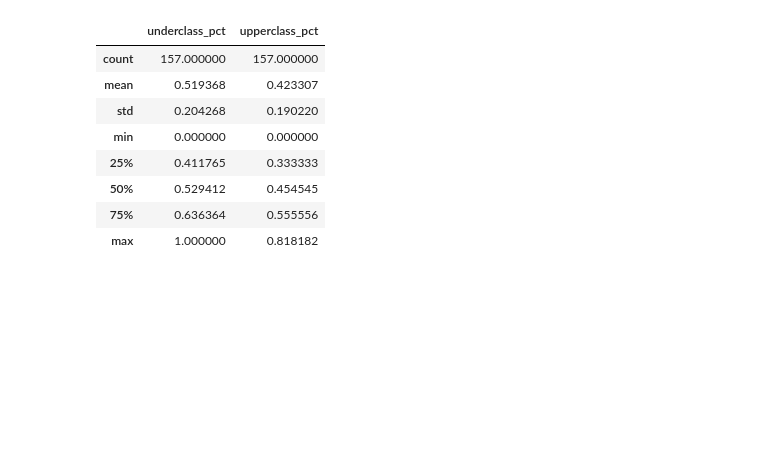
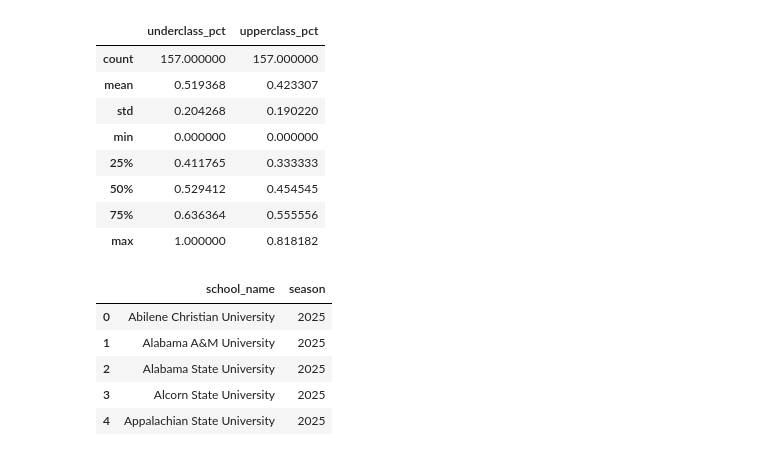
Before and after one commit to karlidean/capstone-project-NCAA-Volleyball, a Jupyter notebook: notebooks/predict_model_feature.ipynb, the cells around one changed output. Saved outputs shown, nothing was run; the diff lists cells and outputs as text; code cells hidden in the pictures; blank space fills up the shorter version.

Commit message:
seasons csv added .

```diff
--- a/notebooks/predict_model_feature.ipynb
+++ b/notebooks/predict_model_feature.ipynb
@@ -749,3 +749,18 @@ teamdf[["underclass_pct", "upperclass_pct"]].describe()
 | 50% | 0.529412 | 0.454545 |
 | 75% | 0.636364 | 0.555556 |
 | max | 1.000000 | 0.818182 |
+# %%
+schools = (
+    teamdf[["school_name", "season"]]
+    .sort_values(["season", "school_name"])
+    .reset_index(drop=True)
+)
+
+schools.head()
+# %% [output]
+|  | school_name | season |
+| 0 | Abilene Christian University | 2025 |
+| 1 | Alabama A&M University | 2025 |
+| 2 | Alabama State University | 2025 |
+| 3 | Alcorn State University | 2025 |
+| 4 | Appalachian State University | 2025 |
```
Also changed, not shown: parts of 1 cell of this notebook, 1 other file.
